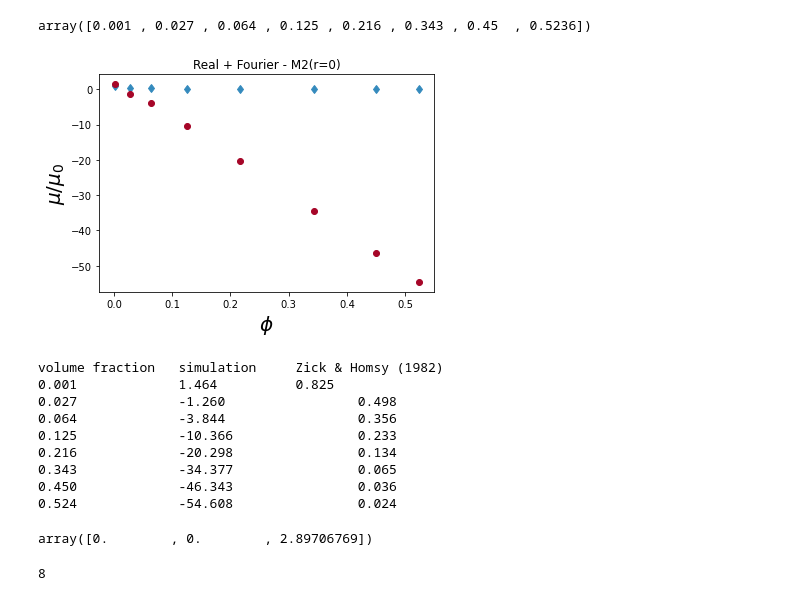
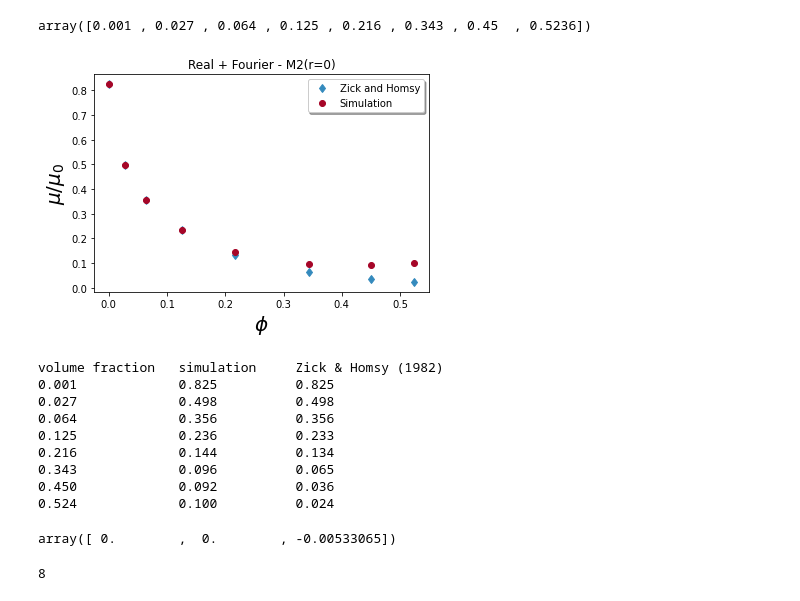
Before and after one commit to rajeshrinet/pystokes, a Jupyter notebook: examples/test-gt/periodic/sedimentingLattice.ipynb, the cells around one changed output. Cells and saved outputs as stored; diff of their text form; code cells hidden in the pictures.

```diff
--- a/examples/test-gt/periodic/sedimentingLattice.ipynb
+++ b/examples/test-gt/periodic/sedimentingLattice.ipynb
@@ -48,7 +48,7 @@ array([0.001 , 0.027 , 0.064 , 0.125 , 0.216 , 0.343 , 0.45  , 0.5236])
 # Deafult value of xi = sqrt(pi)/L
 b=1.
 
-#L=np.linspace(2.6,4.8)
+# L=np.linspace(2.,10.)
 
 vv  = np.zeros(np.size(L))
 phi = np.zeros(np.size(L) )
@@ -58,49 +58,49 @@ D = np.zeros(3)
 
 phi = (4*np.pi*b**3)/(3*L**3)
 
 
 for i in range(np.size(L)):
     v = v*0
     F = F*0
 
     r[0], r[1], r[2] = 0.0, 0.0, 0.0
 
     F[2] = -1  ## gravity
 
-    Rbm = solvePeriodic.Rbm(b, eta, L[i], xi=1e10*sqrt(pi)/L[i])
+    Rbm = solvePeriodic.Rbm(b, eta, L[i], xi=sqrt(pi)/L[i])
     Rbm.krylovSolve(v, o, F, T, S, D)
 
     mu00 = mu*F[2]
     vv[i] = v[2]/mu00
 
 
 exR = [.825, .498, .356, .233, .134, .065, 0.036, 0.024]
 plt.title('Real + Fourier - M2(r=0)')
 plt.plot(phi, exR, 'd', color="#348ABD", label='Zick and Homsy')
 plt.plot(phi, vv, 'o', color="#A60628", label='Simulation')
 
 plt.xlabel(r'$\phi$', fontsize=20); plt.ylabel(r'$\mu/\mu_0$', fontsize=20)
-# plt.legend(loc='upper right', shadow=True)
+plt.legend(loc='upper right', shadow=True)
 plt.show()
 
 print ('volume fraction   simulation\t Zick & Homsy (1982)')
 for i in range(np.size(L)):
     print ('%1.3f\t\t  %1.3f\t\t %1.3f\t'%(phi[i], vv[i], exR[i] ))
 # %% [output]
-[figure, old version]
+[figure, new version]
 volume fraction   simulation     Zick & Homsy (1982)
-0.001             1.464          0.825
-0.027             -1.260                 0.498
-0.064             -3.844                 0.356
-0.125             -10.366                0.233
-0.216             -20.298                0.134
-0.343             -34.377                0.065
-0.450             -46.343                0.036
-0.524             -54.608                0.024
+0.001             0.825          0.825
+0.027             0.498          0.498
+0.064             0.356          0.356
+0.125             0.236          0.233
+0.216             0.144          0.134
+0.343             0.096          0.065
+0.450             0.092          0.036
+0.524             0.100          0.024
 # %%
 v
 # %% [output]
-array([0.        , 0.        , 2.89706769])
+array([ 0.        ,  0.        , -0.00533065])
 # %%
 ## symmetric interval of wave vectors in Fourier space is better.
 ## Exactly zero x-y components of velocity and ever so slightly better result (might be because 5 instead of 4 Fourier modes are used
```
Also changed, not shown: parts of 2 cells of this notebook, 8 other files.
